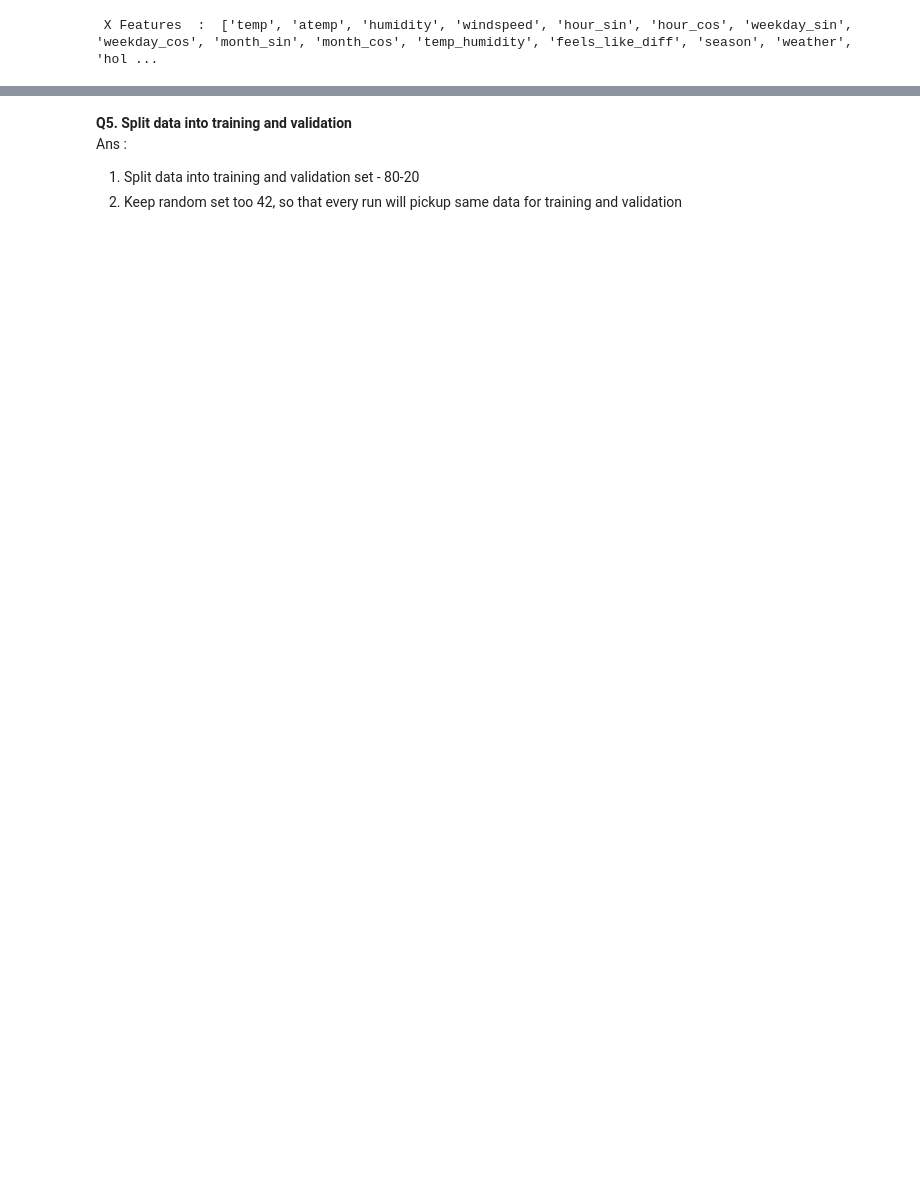
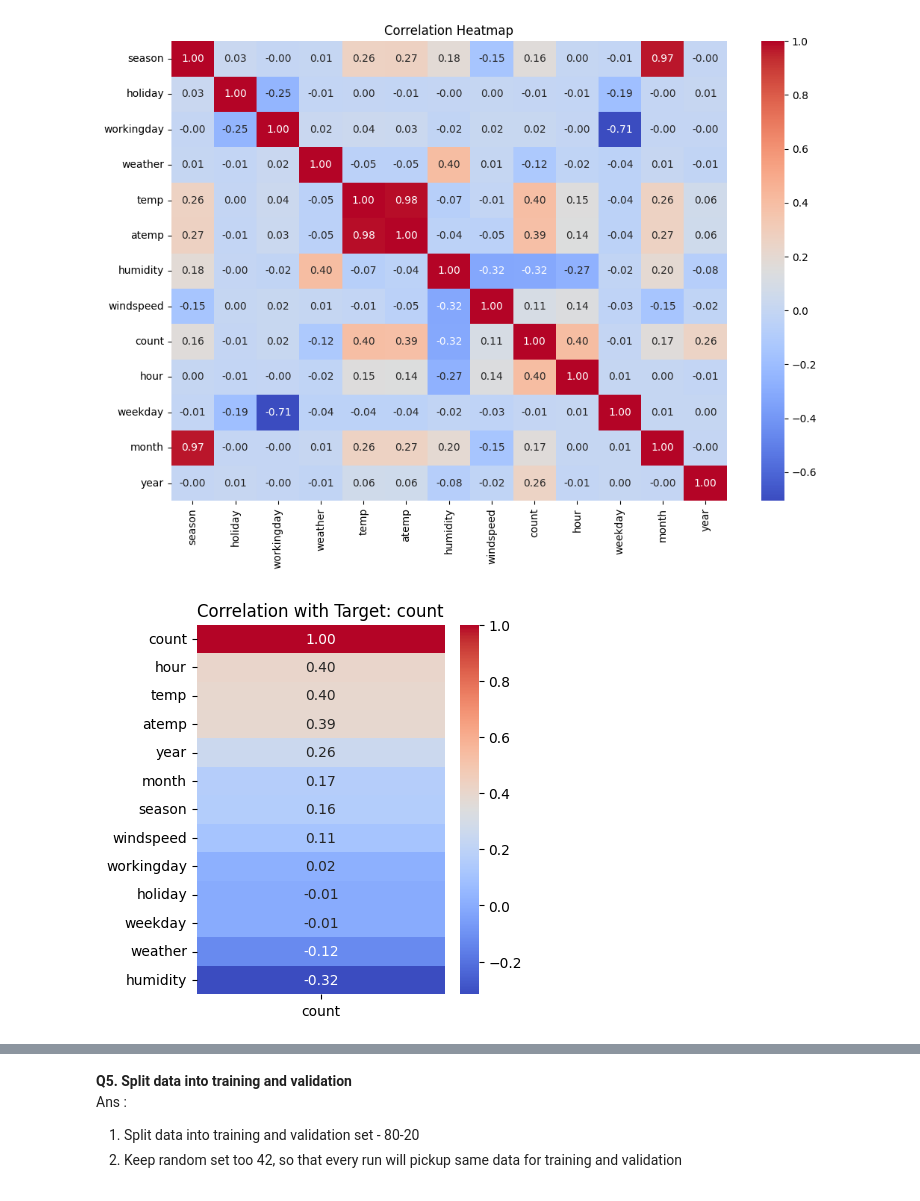
Before and after one commit to powarsg/bits_aiml, a Jupyter notebook: ML/1_Assignment/bike_prediction.ipynb, the cells around one changed output, grey strips where cells are left out. Cells and saved outputs as stored; diff of their text form; code cells hidden in the pictures; blank space fills up the shorter version.

```diff
--- a/ML/1_Assignment/bike_prediction.ipynb
+++ b/ML/1_Assignment/bike_prediction.ipynb
@@ -103,10 +162,41 @@ Ans :
+# %%
+import matplotlib.pyplot as plt
+import seaborn as sns
+
+df_temp = df.copy()
+df_temp["datetime"] = pd.to_datetime(df_temp["datetime"], format=dateformat_train)
+
+# Base components
+df_temp["hour"] = df_temp["datetime"].dt.hour
+df_temp["weekday"] = df_temp["datetime"].dt.weekday
+df_temp["month"] = df_temp["datetime"].dt.month
+df_temp["year"] = df_temp["datetime"].dt.year
+
+exclude_cols = [ "casual", "registered"]   # columns to exclude
+# correlation matrix
+corr = df_temp.drop(columns=exclude_cols, errors="ignore").corr(numeric_only=True)
+
+plt.figure(figsize=(12, 8))
+sns.heatmap(corr, annot=True, cmap="coolwarm", fmt=".2f")
+plt.title("Correlation Heatmap")
+plt.show()
+
+target = "count"
+
+plt.figure(figsize=(4, len(df.columns) * 0.4))
+sns.heatmap(
+    corr[[target]].sort_values(by=target, ascending=False),
+    annot=True, cmap="coolwarm", fmt=".2f"
+)
+plt.title(f"Correlation with Target: {target}")
+plt.show()
+# %% [output]
+[figure, added]
+[figure, added]
 # %%
 # ------------------------------------------------------------------
 # Feature Engineering
 # ------------------------------------------------------------------
-dateformat_train = "%Y-%m-%d %H:%M:%S"
-dateformat_test = "%d-%m-%Y %H:%M"
-
 def add_datetime_features(df, dateformat):
 
     df["datetime"] = pd.to_datetime(df["datetime"], format=dateformat)
@@ -162,6 +252,4 @@ X = df[all_features]
 y = df[target]
 
 print(' X Features  : ', all_features)
-# %% [output]
- X Features  :  ['temp', 'atemp', 'humidity', 'windspeed', 'hour_sin', 'hour_cos', 'weekday_sin', 'weekday_cos', 'month_sin', 'month_cos', 'temp_humidity', 'feels_like_diff', 'season', 'weather', 'hol ...
 # %% [markdown]
```
Also changed, not shown: parts of 21 cells of this notebook.
